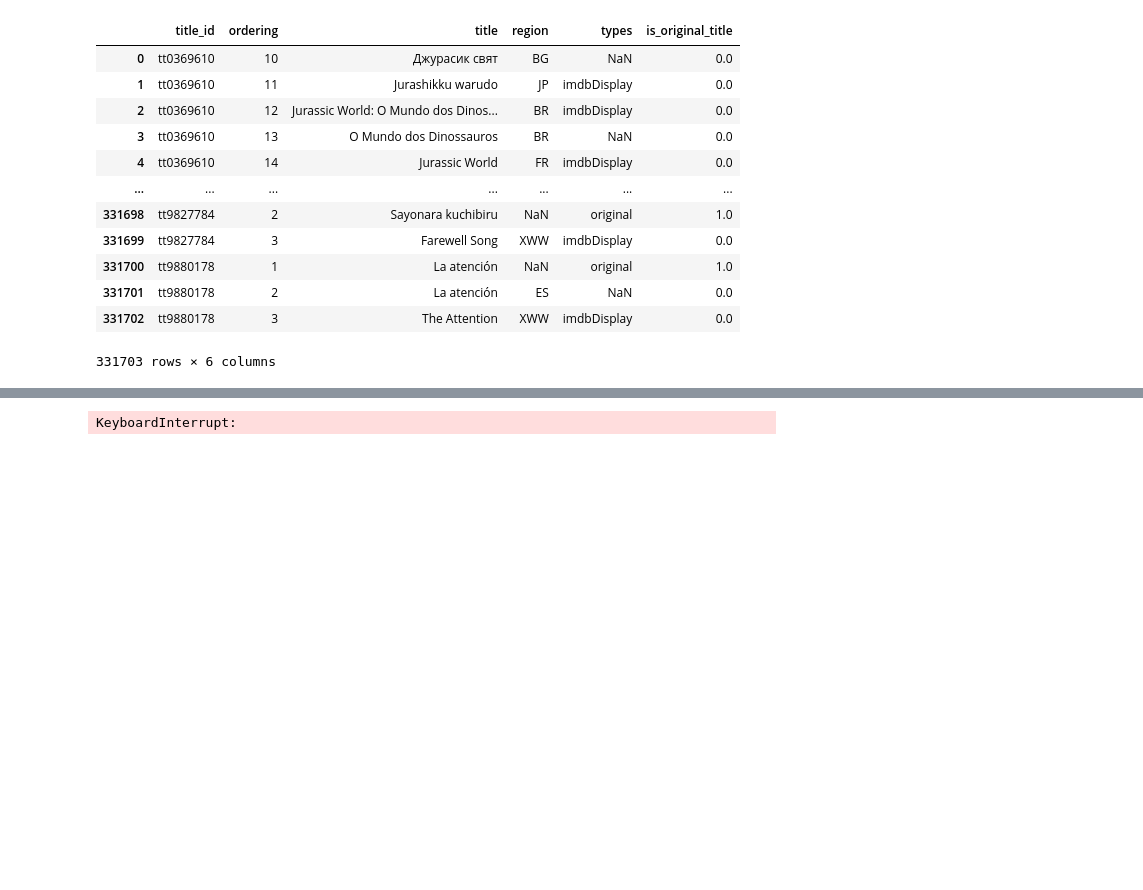
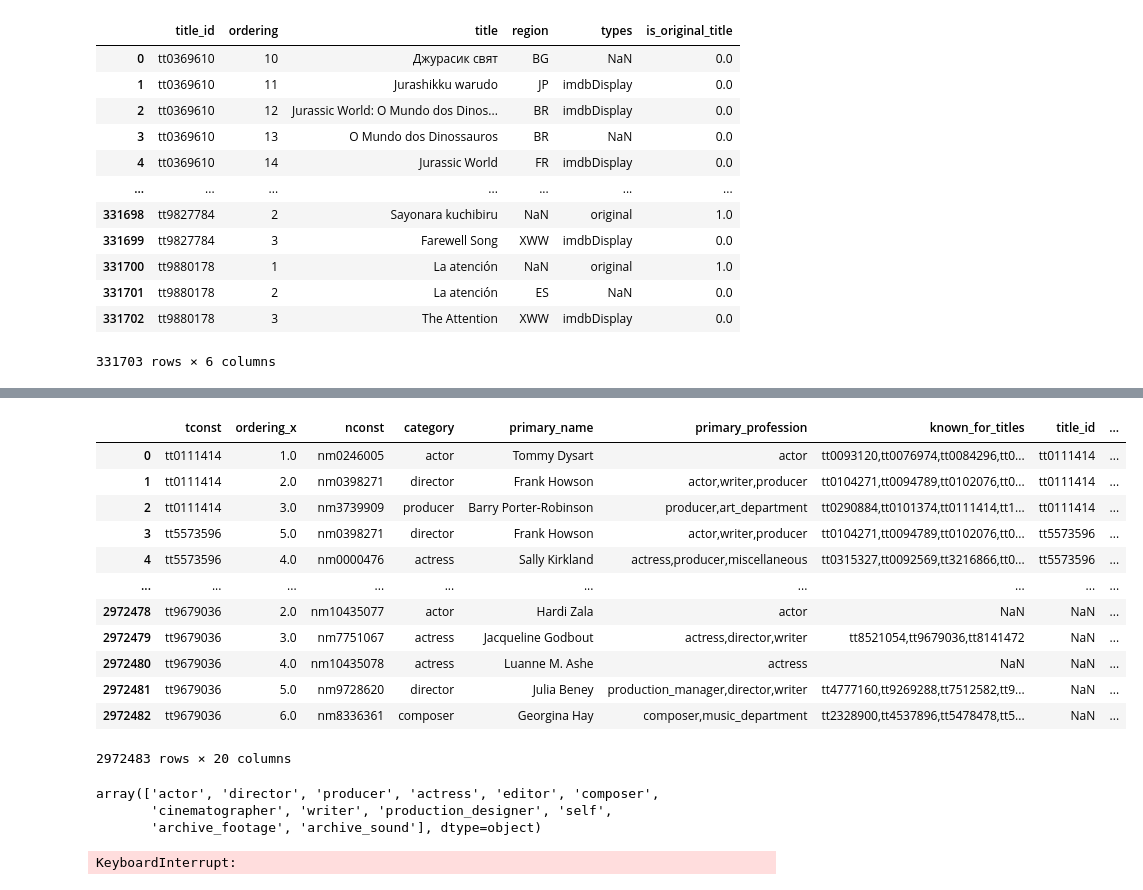
Before and after one commit to tcmcaleer/Microsoft_Movie_Studio, a Jupyter notebook: DBs.ipynb, the cells around one changed output, grey strips where cells are left out. Saved outputs shown, nothing was run; the diff lists cells and outputs as text; code cells hidden in the pictures; blank space fills up the shorter version.

```diff
--- a/DBs.ipynb
+++ b/DBs.ipynb
@@ -123,2 +123,29 @@ imdbtitle
+# %%
+imdbprincname = imdbprinc.merge(imdbname, on='nconst')
+# %%
+imdbprincnametitleouter = imdbprincname.merge(imdbtitle, left_on='tconst', right_on='title_id',how='outer')
+# %%
+imdball = imdbprincnametitleouter.merge(imdbcrewtitle2, on='tconst')
+imdball
+# %% [output]
+|  | tconst | ordering_x | nconst | category | primary_name | primary_profession | known_for_titles | title_id | ... |
+| 0 | tt0111414 | 1.0 | nm0246005 | actor | Tommy Dysart | actor | tt0093120,tt0076974,tt0084296,tt0... | tt0111414 | ... |
+| 1 | tt0111414 | 2.0 | nm0398271 | director | Frank Howson | actor,writer,producer | tt0104271,tt0094789,tt0102076,tt0... | tt0111414 | ... |
+| 2 | tt0111414 | 3.0 | nm3739909 | producer | Barry Porter-Robinson | producer,art_department | tt0290884,tt0101374,tt0111414,tt1... | tt0111414 | ... |
+| 3 | tt5573596 | 5.0 | nm0398271 | director | Frank Howson | actor,writer,producer | tt0104271,tt0094789,tt0102076,tt0... | tt5573596 | ... |
+| 4 | tt5573596 | 4.0 | nm0000476 | actress | Sally Kirkland | actress,producer,miscellaneous | tt0315327,tt0092569,tt3216866,tt0... | tt5573596 | ... |
+| ... | ... | ... | ... | ... | ... | ... | ... | ... | ... |
+| 2972478 | tt9679036 | 2.0 | nm10435077 | actor | Hardi Zala | actor | NaN | NaN | ... |
+| 2972479 | tt9679036 | 3.0 | nm7751067 | actress | Jacqueline Godbout | actress,director,writer | tt8521054,tt9679036,tt8141472 | NaN | ... |
+| 2972480 | tt9679036 | 4.0 | nm10435078 | actress | Luanne M. Ashe | actress | NaN | NaN | ... |
+| 2972481 | tt9679036 | 5.0 | nm9728620 | director | Julia Beney | production_manager,director,writer | tt4777160,tt9269288,tt7512582,tt9... | NaN | ... |
+| 2972482 | tt9679036 | 6.0 | nm8336361 | composer | Georgina Hay | composer,music_department | tt2328900,tt4537896,tt5478478,tt5... | NaN | ... |
+2972483 rows × 20 columns
+# %%
+imdball.category.unique()
+# %% [output]
+array(['actor', 'director', 'producer', 'actress', 'editor', 'composer',
+       'cinematographer', 'writer', 'production_designer', 'self',
+       'archive_footage', 'archive_sound'], dtype=object)
 # %%
 # idea: make dictionary, keys are nm#####s, values are names. use replace function
```
Also changed, not shown: parts of 14 cells of this notebook.
